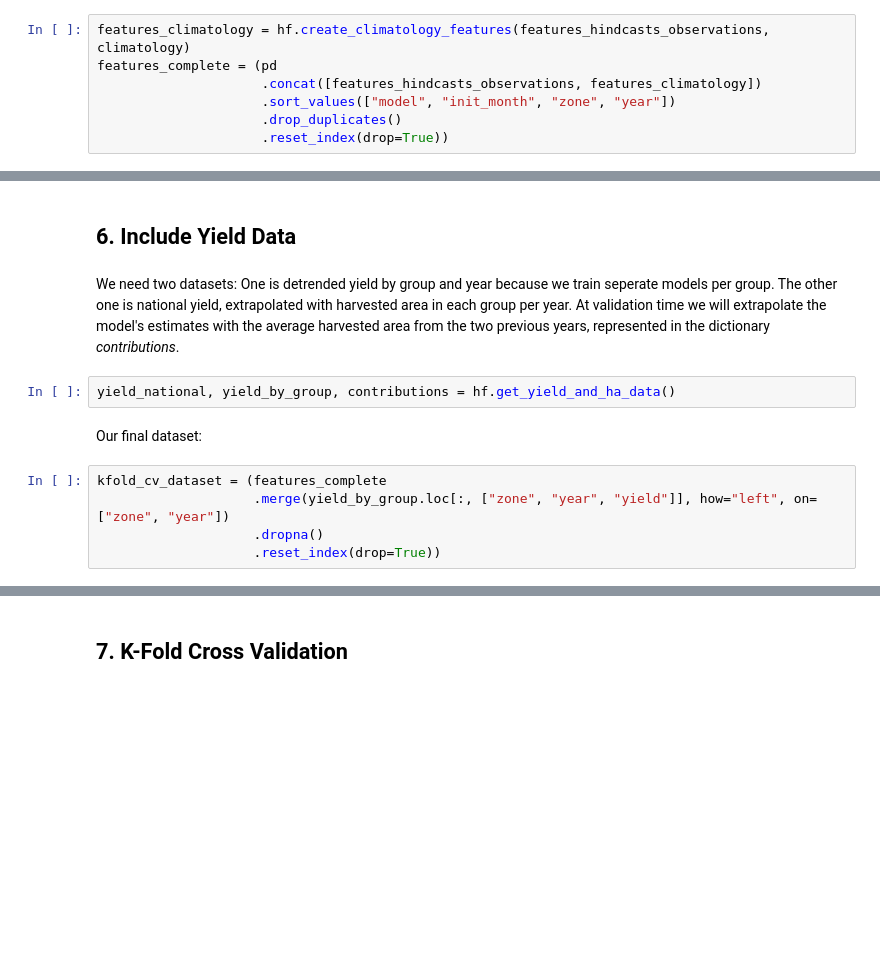
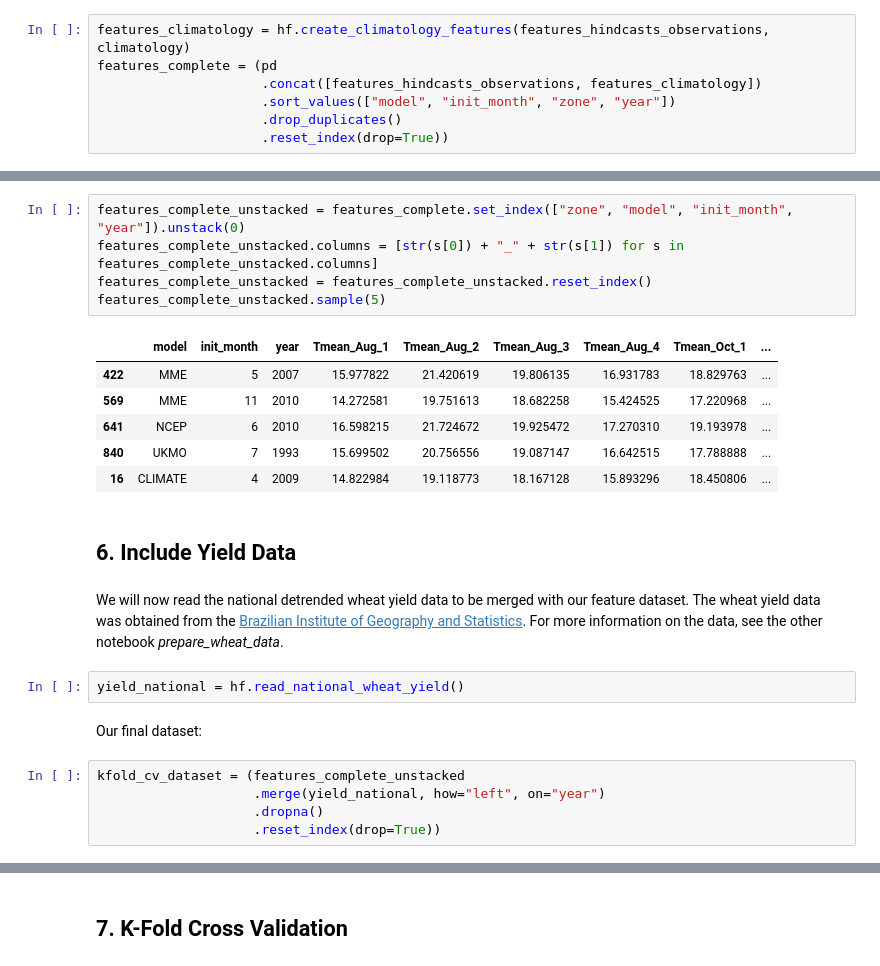
Before and after one commit to mzachow/wheat-yield-forecast-brazil, a Jupyter notebook: climatology_vs_seasonal_forecasts.ipynb, the cells around one changed output, grey strips where cells are left out. Drawn from its saved outputs; the diff is of its cells as text; blank space fills up the shorter version.

```diff
--- a/climatology_vs_seasonal_forecasts.ipynb
+++ b/climatology_vs_seasonal_forecasts.ipynb
@@ -120,13 +142,25 @@ features_complete = features_complete.drop(to_drop, axis=1)
+# %%
+features_complete_unstacked = features_complete.set_index(["zone", "model", "init_month", "year"]).unstack(0)
+features_complete_unstacked.columns = [str(s[0]) + "_" + str(s[1]) for s in features_complete_unstacked.columns]
+features_complete_unstacked = features_complete_unstacked.reset_index()
+features_complete_unstacked.sample(5)
+# %% [output]
+|  | model | init_month | year | Tmean_Aug_1 | Tmean_Aug_2 | Tmean_Aug_3 | Tmean_Aug_4 | Tmean_Oct_1 | ... |
+| 422 | MME | 5 | 2007 | 15.977822 | 21.420619 | 19.806135 | 16.931783 | 18.829763 | ... |
+| 569 | MME | 11 | 2010 | 14.272581 | 19.751613 | 18.682258 | 15.424525 | 17.220968 | ... |
+| 641 | NCEP | 6 | 2010 | 16.598215 | 21.724672 | 19.925472 | 17.270310 | 19.193978 | ... |
+| 840 | UKMO | 7 | 1993 | 15.699502 | 20.756556 | 19.087147 | 16.642515 | 17.788888 | ... |
+| 16 | CLIMATE | 4 | 2009 | 14.822984 | 19.118773 | 18.167128 | 15.893296 | 18.450806 | ... |
 # %% [markdown]
 ## 6. Include Yield Data <a name="yield_data"></a>
 # %% [markdown]
-We need two datasets: One is detrended yield by group and year because we train seperate models per group. The other one is national yield, extrapolated with harvested area in each group per year. At validation time we will extrapolate the model's estimates with the average harvested area from the two previous years, represented in the dictionary *contributions*.
+We will now read the national detrended wheat yield data to be merged with our feature dataset. The wheat yield data was obtained from the [Brazilian Institute of Geography and Statistics](https://sidra.ibge.gov.br/tabela/1612). For more information on the data, see the other notebook *prepare_wheat_data*.
 # %%
-yield_national, yield_by_group, contributions = hf.get_yield_and_ha_data()
+yield_national = hf.read_national_wheat_yield()
 # %% [markdown]
 Our final dataset:
 # %%
-kfold_cv_dataset = (features_complete
-                    .merge(yield_by_group.loc[:, ["zone", "year", "yield"]], how="left", on=["zone", "year"])
+kfold_cv_dataset = (features_complete_unstacked
+                    .merge(yield_national, how="left", on="year")
                     .dropna()
                     .reset_index(drop=True))
```
Also changed, not shown: parts of 38 cells of this notebook, 26 other files.
